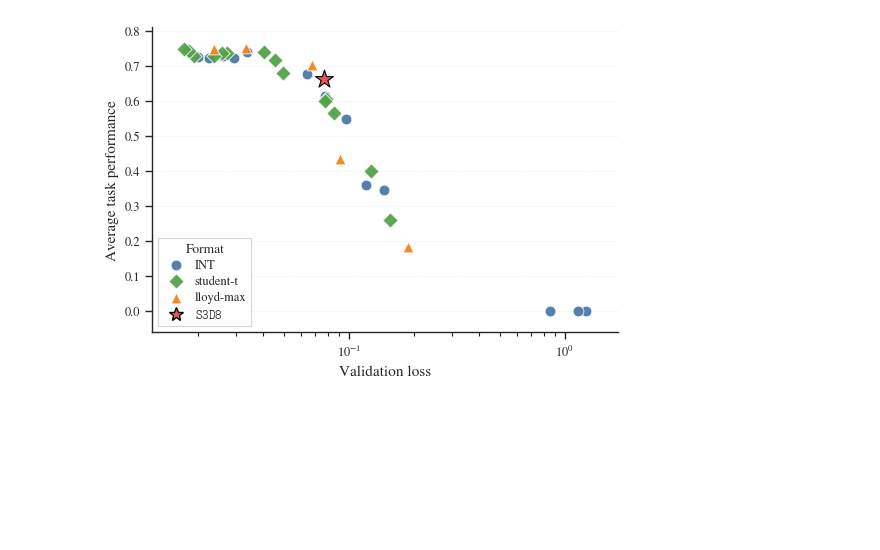
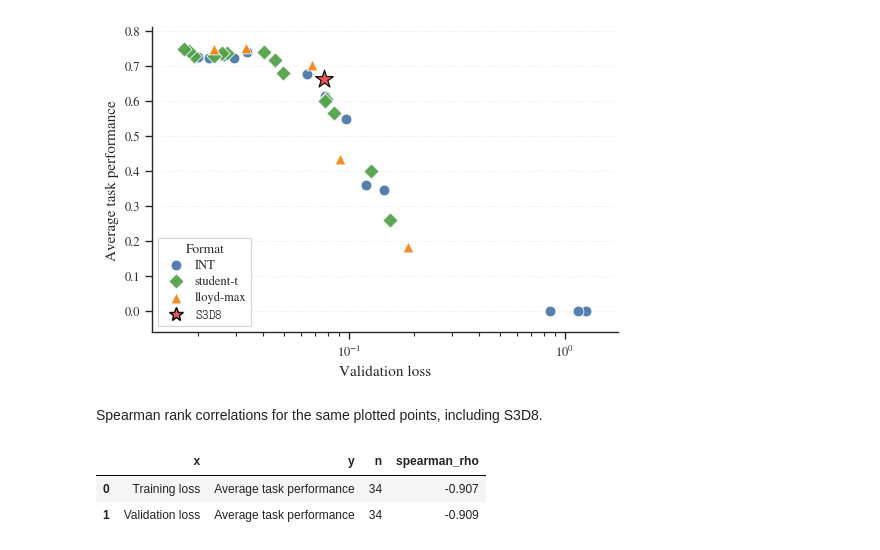
Before and after one commit to graphcore-research/llama-mobile-vlm, a Jupyter notebook: 20260415-PaperFigures.ipynb, the cells around one changed output. Cells and saved outputs as stored; diff of their text form; code cells hidden in the pictures; blank space fills up the shorter version.

Commit message:
Add spearman

```diff
--- a/20260415-PaperFigures.ipynb
+++ b/20260415-PaperFigures.ipynb
@@ -1105,3 +1105,52 @@ save_figure(fig, "fig_format_val_loss_vs_overall.pdf")
 plt.show()
 # %% [output]
 [figure]
+# %% [markdown]
+Spearman rank correlations for the same plotted points, including S3D8.
+# %%
+def spearman_corr(df: pd.DataFrame, x: str, y: str) -> float:
+    corr_df = df.dropna(subset=[x, y])
+    return corr_df[x].rank().corr(corr_df[y].rank())
+
+
+loss_perf_with_s3d8_df = pd.concat(
+    [
+        format_df[["format", "train_loss", "val_loss", "overall"]],
+        pd.DataFrame(
+            [
+                {
+                    "format": "S3D8",
+                    "train_loss": our_loss_scores["train_loss"],
+                    "val_loss": our_loss_scores["val_loss"],
+                    "overall": our_perf,
+                }
+            ]
+        ),
+    ],
+    ignore_index=True,
+)
+
+spearman_df = pd.DataFrame(
+    [
+        {
+            "x": "Training loss",
+            "y": "Average task performance",
+            "n": len(loss_perf_with_s3d8_df.dropna(subset=["train_loss", "overall"])),
+            "spearman_rho": spearman_corr(
+                loss_perf_with_s3d8_df, "train_loss", "overall"
+            ),
+        },
+        {
+            "x": "Validation loss",
+            "y": "Average task performance",
+            "n": len(loss_perf_with_s3d8_df.dropna(subset=["val_loss", "overall"])),
+            "spearman_rho": spearman_corr(loss_perf_with_s3d8_df, "val_loss", "overall"),
+        },
+    ]
+)
+
+display(spearman_df.assign(spearman_rho=spearman_df["spearman_rho"].round(3)))
+# %% [output]
+|  | x | y | n | spearman_rho |
+| 0 | Training loss | Average task performance | 34 | -0.907 |
+| 1 | Validation loss | Average task performance | 34 | -0.909 |
```
